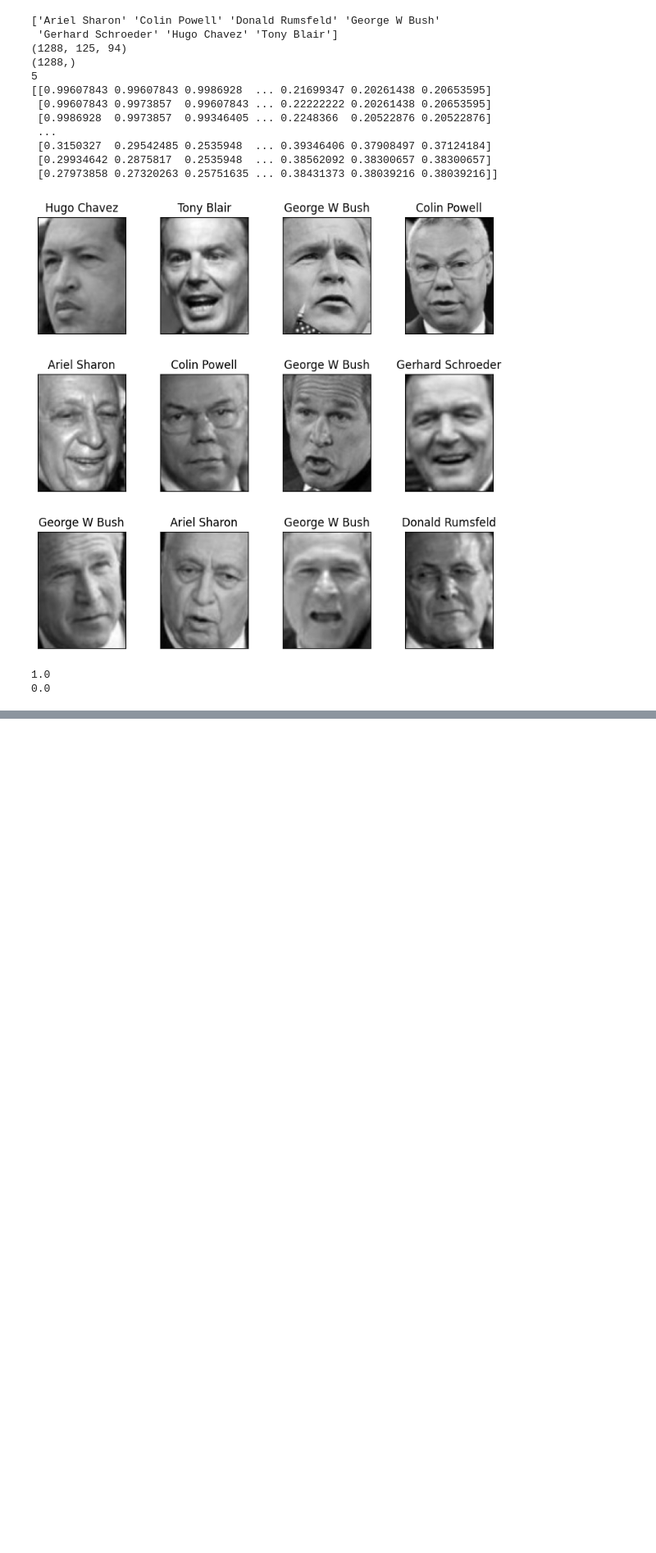
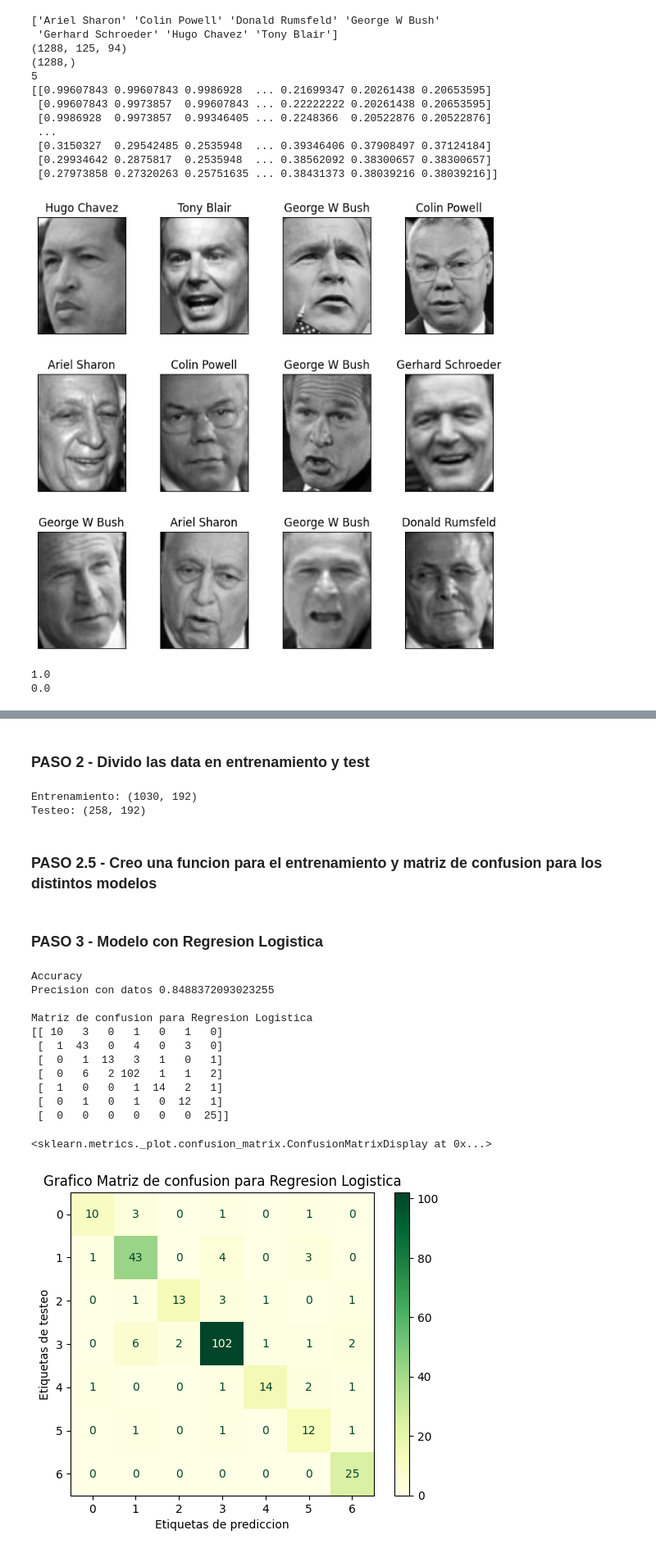
Before and after one commit to keltoi-dev/ejercicios_machine_learning, a Jupyter notebook: ejercicio_final/TPF_Fraga_Ejer2.ipynb, the cells around one changed output, grey strips where cells are left out. Shown: that part at 82% size. Drawn from its saved outputs; the diff is of its cells as text; code cells hidden in the pictures; blank space fills up the shorter version.

```diff
--- a/ejercicio_final/TPF_Fraga_Ejer2.ipynb
+++ b/ejercicio_final/TPF_Fraga_Ejer2.ipynb
@@ -104,0 +121,61 @@ print(len(A[0]))
+# %% [markdown]
+### PASO 2 - Divido las data en entrenamiento y test
+# %%
+# Division de los datos normalizados
+
+porc_test = 0.2
+seed = 8
+
+x_entrenar, x_test, y_entrenar, y_test = train_test_split(x_transformada, y, test_size=porc_test, random_state=seed, shuffle=True)
+
+
+print(f"Entrenamiento: {x_entrenar.shape}")
+print(f"Testeo: {x_test.shape}")
+# %% [output]
+Entrenamiento: (1030, 192)
+Testeo: (258, 192)
+# %% [markdown]
+### PASO 2.5 - Creo una funcion para el entrenamiento y matriz de confusion para los distintos modelos
+# %%
+def modelo(clasificador, x_entrenar, y_entrenar, x_test, y_test, tipo_modelo):
+
+    # Entrenamiento del modelo
+    clasificador.fit(x_entrenar, y_entrenar)
+    print("\nAccuracy")
+    print(f"Precision con datos {clasificador.score(x_test, y_test)}")
+    y_prediccion = clasificador.predict(x_test)
+
+	# Matriz de confusion y grafica
+    confm = confusion_matrix(y_test, y_prediccion)
+    print(f"\nMatriz de confusion para {tipo_modelo}")
+    print(confm)
+
+    grafico = ConfusionMatrixDisplay.from_estimator(clasificador, x_test, y_test, cmap="YlGn")
+    grafico.ax_.set_title(f"Grafico Matriz de confusion para {tipo_modelo}")
+    grafico.ax_.set_xlabel("Etiquetas de prediccion")
+    grafico.ax_.set_ylabel("Etiquetas de testeo")
+
+	# Retorno el grafico de matriz de confusion
+    return grafico
+# %% [markdown]
+### PASO 3 - Modelo con Regresion Logistica
+# %%
+# Instancio el modelo de regresion logistica
+regresion_logistica = linear_model.LogisticRegression(solver='lbfgs', C=100, max_iter=10000, random_state=24)
+
+# LLamo a la funcion para calcular y graficar los datos tratados con PCA
+modelo(regresion_logistica, x_entrenar, y_entrenar, x_test, y_test, "Regresion Logistica")
+# %% [output]
+Accuracy
+Precision con datos 0.8488372093023255
+
+Matriz de confusion para Regresion Logistica
+[[ 10   3   0   1   0   1   0]
+ [  1  43   0   4   0   3   0]
+ [  0   1  13   3   1   0   1]
+ [  0   6   2 102   1   1   2]
+ [  1   0   0   1  14   2   1]
+ [  0   1   0   1   0  12   1]
+ [  0   0   0   0   0   0  25]]
+<sklearn.metrics._plot.confusion_matrix.ConfusionMatrixDisplay at 0x...>
+[figure, added]
```
Also changed, not shown: parts of 15 cells of this notebook, 2 other files.
